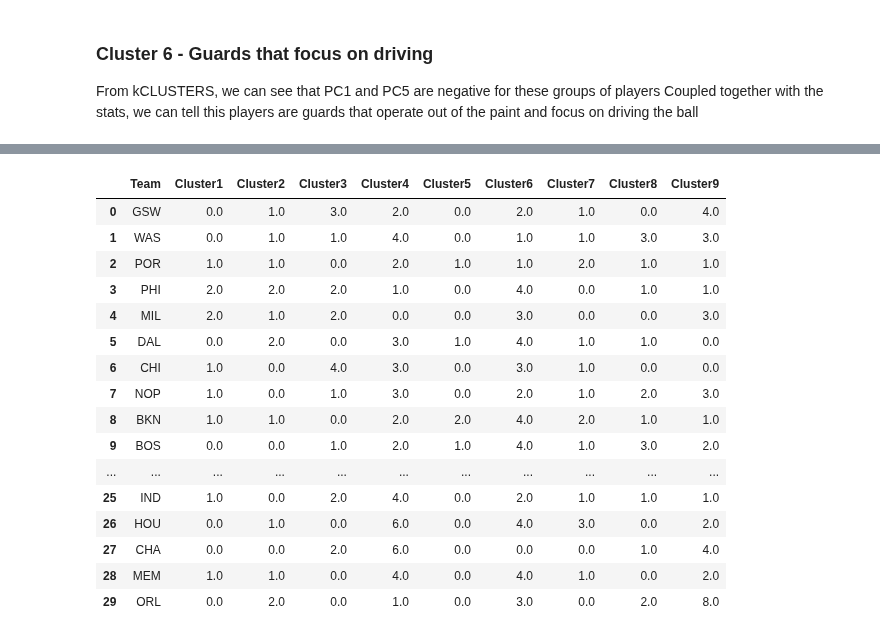
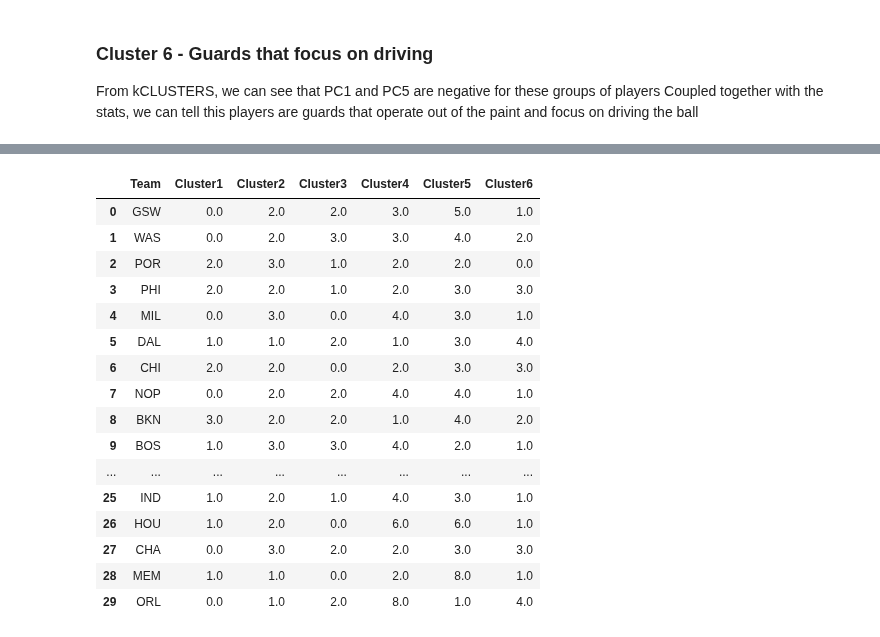
Before and after one commit to CSA100/nba-dsai, a Jupyter notebook: clusteringEDA.ipynb, the cells around one changed output, grey strips where cells are left out. Cells and saved outputs as stored; diff of their text form; code cells hidden in the pictures.

```diff
--- a/clusteringEDA.ipynb
+++ b/clusteringEDA.ipynb
@@ -210,0 +276,8 @@ Players in this cluster are not elite in any specific category. THey are average
+# %%
+mergeDF = [teamCompositionDf,teamStandings]
+
+teamComparison = pd.DataFrame()
+teamComparison['Team'] = teamStandings['Team']
+for x in mergeDF:
+    teamComparison = teamComparison.merge(x,on="Team",how="outer",suffixes=("","_delme"))
+teamComparison = teamComparison[[c for c in teamComparison.columns if not c.endswith('_delme')]]
@@ -210,0 +358,28 @@ Players in this cluster are not elite in any specific category. THey are average
+# %%
+tierDf = pd.DataFrame()
+tierDf["Tier"] = np.nan
+tierDf["Cluster1"] = np.nan
+tierDf["Cluster2"] = np.nan
+tierDf["Cluster3"] = np.nan
+tierDf["Cluster4"] = np.nan
+tierDf["Cluster5"] = np.nan
+tierDf["Cluster6"] = np.nan
+tierDf["Cluster7"] = np.nan
+tierDf["Cluster8"] = np.nan
+tierDf["Cluster9"] = np.nan
+
+tiers = [["Top10", teamComparison.iloc[0:10, 0:10]], ["Mid10", teamComparison.iloc[10:20, 0:10]], ["Bot10", teamComparison.iloc[20:30, 0:10]]]
+
+for tier in tiers:
+
+    clusArr = [tier[0]] + [0] * 9
+
+    for index, row in tier[1].iterrows():
+        i = 1
+        while i < 10:
+            clusArr[i] += row[i]
+            i += 1
+
+    tierDf.loc[index,tierDf.columns.to_list()] = clusArr
+
+tierDf
@@ -348,43 +605,40 @@ teamStandings
 # %%
 teamCompositionDf = pd.DataFrame()
 teamCompositionDf["Team"] = np.nan
 teamCompositionDf["Cluster1"] = np.nan
 teamCompositionDf["Cluster2"] = np.nan
 teamCompositionDf["Cluster3"] = np.nan
 teamCompositionDf["Cluster4"] = np.nan
 teamCompositionDf["Cluster5"] = np.nan
 teamCompositionDf["Cluster6"] = np.nan
-teamCompositionDf["Cluster7"] = np.nan
-teamCompositionDf["Cluster8"] = np.nan
-teamCompositionDf["Cluster9"] = np.nan
 
 for team in clusterData.TEAM.unique():
-    clusArr = [team] + [0] * 9
+    clusArr = [team] + [0] * 6
 
     teamData = clusterData.loc[clusterData['TEAM'] == team]
 
     for index, row in teamData.iterrows():
-        clusArr[row['hCLUSTER']] += 1
+        clusArr[row['kCLUSTER']] += 1
 
     teamCompositionDf.loc[len(teamCompositionDf.index)] = clusArr
 
 teamCompositionDf
 # %% [output]
-|  | Team | Cluster1 | Cluster2 | Cluster3 | Cluster4 | Cluster5 | Cluster6 | Cluster7 | Cluster8 | Cluster9 |
-| 0 | GSW | 0.0 | 1.0 | 3.0 | 2.0 | 0.0 | 2.0 | 1.0 | 0.0 | 4.0 |
-| 1 | WAS | 0.0 | 1.0 | 1.0 | 4.0 | 0.0 | 1.0 | 1.0 | 3.0 | 3.0 |
-| 2 | POR | 1.0 | 1.0 | 0.0 | 2.0 | 1.0 | 1.0 | 2.0 | 1.0 | 1.0 |
-| 3 | PHI | 2.0 | 2.0 | 2.0 | 1.0 | 0.0 | 4.0 | 0.0 | 1.0 | 1.0 |
-| 4 | MIL | 2.0 | 1.0 | 2.0 | 0.0 | 0.0 | 3.0 | 0.0 | 0.0 | 3.0 |
-| 5 | DAL | 0.0 | 2.0 | 0.0 | 3.0 | 1.0 | 4.0 | 1.0 | 1.0 | 0.0 |
-| 6 | CHI | 1.0 | 0.0 | 4.0 | 3.0 | 0.0 | 3.0 | 1.0 | 0.0 | 0.0 |
-| 7 | NOP | 1.0 | 0.0 | 1.0 | 3.0 | 0.0 | 2.0 | 1.0 | 2.0 | 3.0 |
-| 8 | BKN | 1.0 | 1.0 | 0.0 | 2.0 | 2.0 | 4.0 | 2.0 | 1.0 | 1.0 |
-| 9 | BOS | 0.0 | 0.0 | 1.0 | 2.0 | 1.0 | 4.0 | 1.0 | 3.0 | 2.0 |
-| ... | ... | ... | ... | ... | ... | ... | ... | ... | ... | ... |
-| 25 | IND | 1.0 | 0.0 | 2.0 | 4.0 | 0.0 | 2.0 | 1.0 | 1.0 | 1.0 |
-| 26 | HOU | 0.0 | 1.0 | 0.0 | 6.0 | 0.0 | 4.0 | 3.0 | 0.0 | 2.0 |
-| 27 | CHA | 0.0 | 0.0 | 2.0 | 6.0 | 0.0 | 0.0 | 0.0 | 1.0 | 4.0 |
-| 28 | MEM | 1.0 | 1.0 | 0.0 | 4.0 | 0.0 | 4.0 | 1.0 | 0.0 | 2.0 |
-| 29 | ORL | 0.0 | 2.0 | 0.0 | 1.0 | 0.0 | 3.0 | 0.0 | 2.0 | 8.0 |
+|  | Team | Cluster1 | Cluster2 | Cluster3 | Cluster4 | Cluster5 | Cluster6 |
+| 0 | GSW | 0.0 | 2.0 | 2.0 | 3.0 | 5.0 | 1.0 |
+| 1 | WAS | 0.0 | 2.0 | 3.0 | 3.0 | 4.0 | 2.0 |
+| 2 | POR | 2.0 | 3.0 | 1.0 | 2.0 | 2.0 | 0.0 |
+| 3 | PHI | 2.0 | 2.0 | 1.0 | 2.0 | 3.0 | 3.0 |
+| 4 | MIL | 0.0 | 3.0 | 0.0 | 4.0 | 3.0 | 1.0 |
+| 5 | DAL | 1.0 | 1.0 | 2.0 | 1.0 | 3.0 | 4.0 |
+| 6 | CHI | 2.0 | 2.0 | 0.0 | 2.0 | 3.0 | 3.0 |
+| 7 | NOP | 0.0 | 2.0 | 2.0 | 4.0 | 4.0 | 1.0 |
+| 8 | BKN | 3.0 | 2.0 | 2.0 | 1.0 | 4.0 | 2.0 |
+| 9 | BOS | 1.0 | 3.0 | 3.0 | 4.0 | 2.0 | 1.0 |
+| ... | ... | ... | ... | ... | ... | ... | ... |
+| 25 | IND | 1.0 | 2.0 | 1.0 | 4.0 | 3.0 | 1.0 |
+| 26 | HOU | 1.0 | 2.0 | 0.0 | 6.0 | 6.0 | 1.0 |
+| 27 | CHA | 0.0 | 3.0 | 2.0 | 2.0 | 3.0 | 3.0 |
+| 28 | MEM | 1.0 | 1.0 | 0.0 | 2.0 | 8.0 | 1.0 |
+| 29 | ORL | 0.0 | 1.0 | 2.0 | 8.0 | 1.0 | 4.0 |
 # %%
```
Also changed, not shown: parts of 32 cells of this notebook.
